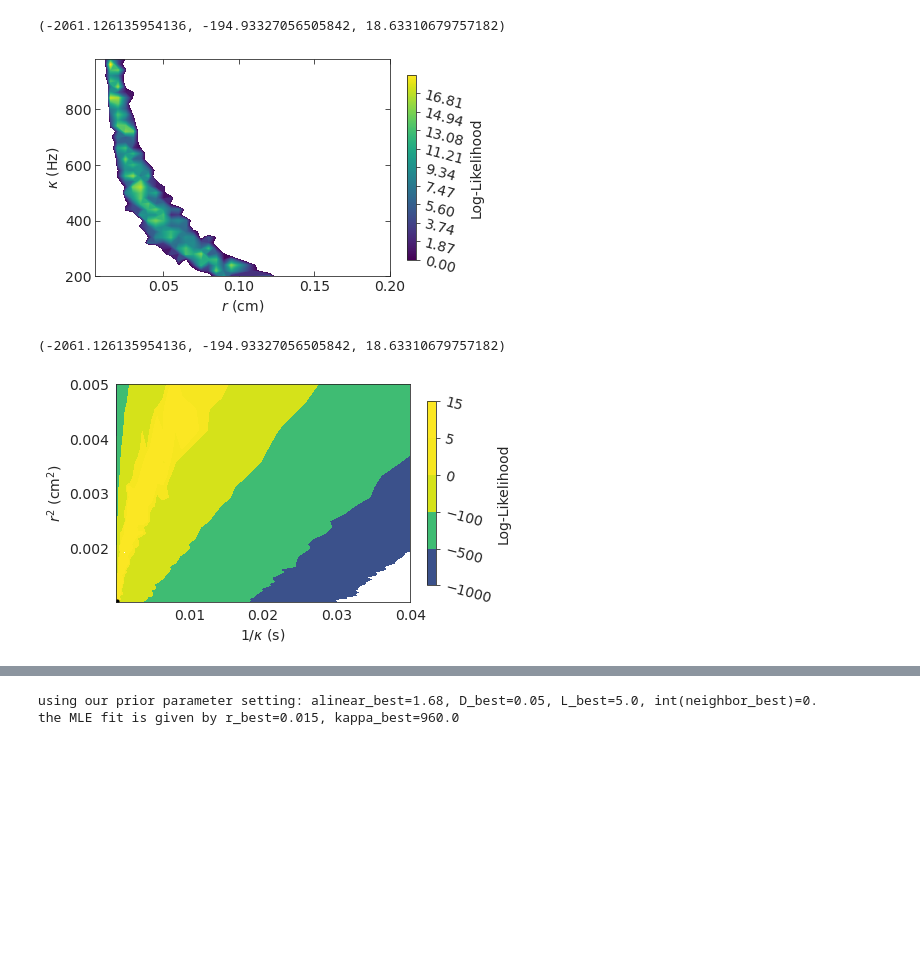
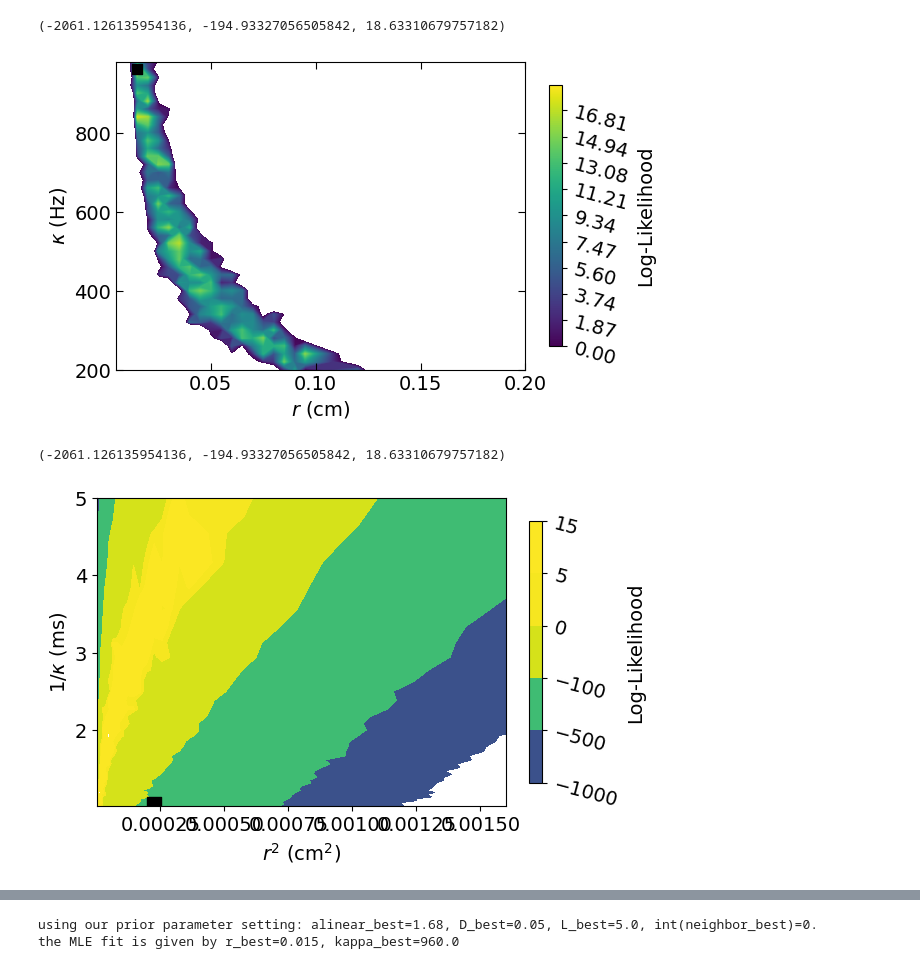
Before and after one commit to timtyree/bgmc, a Jupyter notebook: python/Analysis of annihilation rates with amax fixed.ipynb, the cells around one changed output, grey strips where cells are left out. Cells and saved outputs as stored; diff of their text form; code cells hidden in the pictures; blank space fills up the shorter version.

```diff
--- a/python/Analysis of annihilation rates with amax fixed.ipynb
+++ b/python/Analysis of annihilation rates with amax fixed.ipynb
@@ -1307,6 +1287,7 @@ np.min(df_defects['log_likelihood']),max_likelihood
 # %%
 # (1.68, 0.05, 0.0, 5.0)
 # (0.03, 720.0)
+df_defects['x']=df_defects['r']/df_defects['L']
 # %%
 alinear_best
 query = df_defects['varkappa']==alinear_best
@@ -1365,6 +1358,7 @@ np.min(z),np.mean(z),np.max(z)
 # %%
 #DONE: plot level sets of likelihood
 fig,ax=plt.subplots(figsize=figsize)
+cmap='viridis'
 
 
 # levels = np.array([-1000,-500,-100,0,5,10,15,20])+1000.1
@@ -1378,7 +1372,7 @@ cs = ax.contourf(x, y, z, levels=levels, cmap=cmap)
 
 #TODO: modify the top color to orange
 
-fig.colorbar(cs, ax=axs[0], format="%.2f")
+# fig.colorbar(cs, ax=ax, format="%.2f")
 
 #format_plot
 format_plot(ax=ax,xlabel=r'$r$ (cm)',ylabel=r'$\kappa$ (Hz)',fontsize=fontsize)
@@ -1413,33 +1407,31 @@ for label in cbar.ax.get_yticklabels():
 ax.axis([x.min(), x.max(), y.min(), y.max()])
 
 
+#plot the MLE fit as a big black dot
+x_best = r_best#**2
+y_best = kappa_best
+ax.scatter([x_best],[y_best],c='k',s=50,alpha=1.,marker='s',zorder=100)
+
+
 plt.show()
 # %% [output]
-[figure, old version]
+[figure, new version]
 # %%
-x_values,y_values,c_values=dh[['r','kappa','log_likelihood']].values.T
-#switch to seconds from Hertz on yaxis
+x_values,y_values,c_values=dh[['x','kappa','log_likelihood']].values.T
+# x_values,y_values,c_values=dh[['r','kappa','log_likelihood']].values.T
+#switch to ms from Hertz on yaxis
+tscale=1e3
 y_values=1/y_values
+y_values*=tscale
 #square the xaxis
 x_values**=2
 x_values.shape,y_values.shape,c_values.shape
 
-x,y,z = meshgrid_heatmap_from_scatter(x_values,y_values,c_values)
+x,y,z = meshgrid_heatmap_from_scattergrid(x_values,y_values,c_values)
+# x,y,z = meshgrid_heatmap_from_scattergrid(y_values,x_values,c_values)
 np.min(z),np.mean(z),np.max(z)
 # %% [output]
 (-2061.126135954136, -194.93327056505842, 18.63310679757182)
-# %%
-fontsize=14
-xlabel=r'$1/\kappa$ (s)'
-ylabel=r'$r^2$ (cm$^2$)'
-# cbar_label='Log-likelihood of linear to $W_{-2}$ of Fenton-Karma'
-cbar_label='Log-Likelihood'
-fraction=0.07
-shrink=0.85
-aspect=35
-# orientation='horizontal'
-orientation='vertical'
-extend='max'
 # %%
 #DONE: plot level sets of likelihood
 fig,ax=plt.subplots(figsize=figsize)
@@ -1458,43 +1450,44 @@ cs = ax.contourf(x, y, z, levels=levels, cmap=cmap)
 
 #TODO: modify the top color to orange
 
-fig.colorbar(cs, ax=axs[0], format="%.2f")
+# fig.colorbar(cs, ax=ax, format="%.2f")
 
 #format_plot
 # format_plot(ax=ax,ylabel=r'$r$ (cm)',xlabel=r'$1/\kappa$ (s)',fontsize=fontsize)
-format_plot(ax=ax,ylabel=r'$r^2$ (cm$^2$)',xlabel=r'$1/\kappa$ (s)',fontsize=fontsize)
+# format_plot(ax=ax,ylabel=r'$r^2$ (cm$^2$)',xlabel=r'$1/\kappa$ (s)',fontsize=fontsize)
+format_plot(ax=ax,ylabel=r'$r^2/L^2$ (cm$^2$)',xlabel=r'$1/\kappa$ (s)',fontsize=fontsize)
 # ax.set_xscale('log')
 # ax.set_yscale('log')
 
 #TODO: plot the MLE fit as a big black dot
 x_best = r_best**2
-y_best = 1/kappa_best
-ax.scatter([x_best],[y_best],c='k',s=10,alpha=1,marker='o')
+y_best = 1/kappa_best*tscale
+ax.scatter([x_best],[y_best],c='k',s=100,alpha=1,marker='s')
 
 #TODO: format the contour plot to be black-white or grayscale with labels annotating each contour trace.
 
 #add formated colorbar
 cax, kw = mpl.colorbar.make_axes_gridspec(ax, orientation=orientation,#pad=0.1,
                                        fraction=fraction, shrink=shrink)#, cmap=cmap)#aspect=aspect)
 cbar=fig.colorbar(cs, cax=cax, orientation=orientation, extend=extend)#, cmap=cmap)#, fontsize=fontsize)
 cbar.ax.tick_params(labelsize=fontsize)
 cbar.set_label(label=cbar_label,size=fontsize)
 # cbar.ax.set_yticks(rotation=30)
 # cbar.ax.set_yticks(rotation=45, ha='right')
 for label in cbar.ax.get_yticklabels():
     label.set_rotation(-15)
 
 #format plot
 # ax.set_title(title,fontsize=fontsize+2)
 format_plot(ax=ax,xlabel=xlabel,ylabel=ylabel,
     fontsize=fontsize)#,**kwargs)
 # set the limits of the plot to the limits of the data
 ax.axis([x.min(), x.max(), y.min(), y.max()])
 
 
 plt.show()
 # %% [output]
-[figure, old version]
+[figure, new version]
 # %%
 #heretim
 #DONE: plot level sets of likelihood
```
Also changed, not shown: parts of 33 cells of this notebook, 4 other files.
